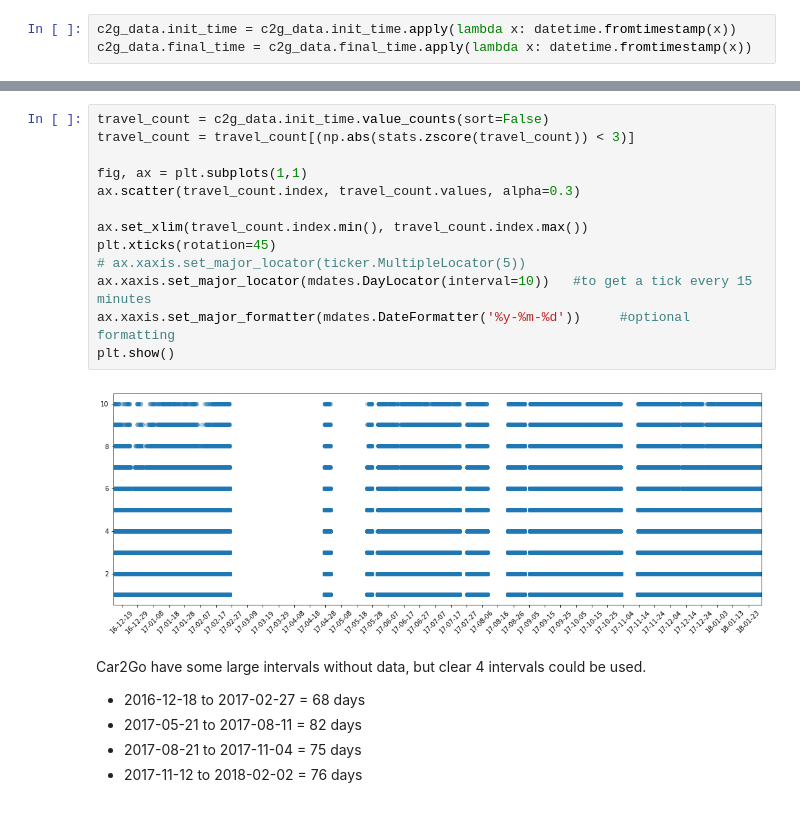
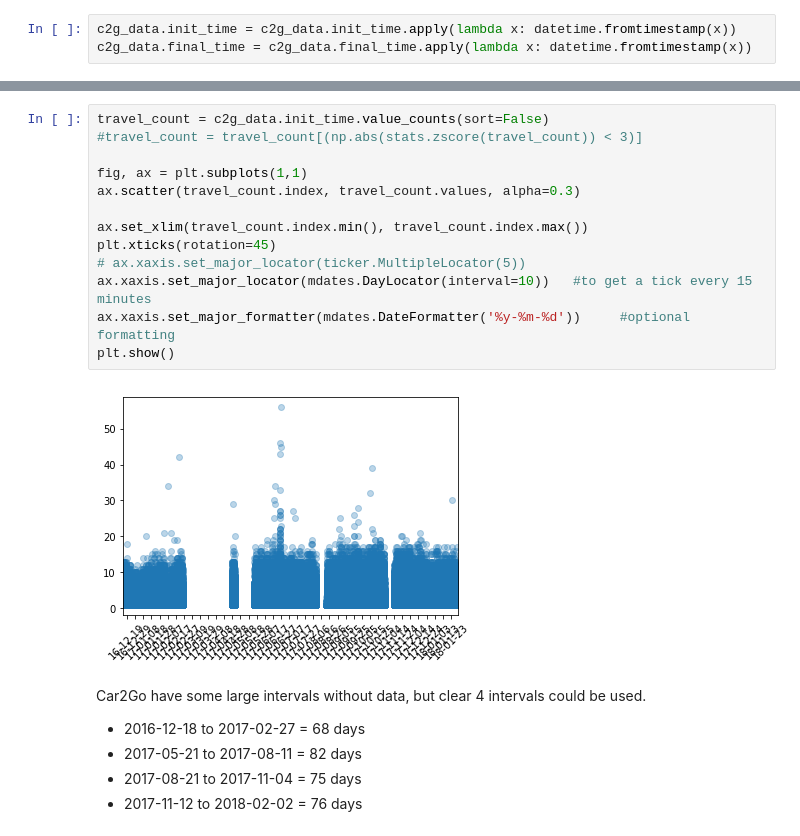
Before and after one commit to netlabufjf/timeseries-forecast, a Jupyter notebook: findBestTimeInterval.ipynb, the cells around one changed output, grey strips where cells are left out. Saved outputs shown, nothing was run; the diff lists cells and outputs as text.

```diff
--- a/findBestTimeInterval.ipynb
+++ b/findBestTimeInterval.ipynb
@@ -139,18 +155,18 @@ c2g_data.head()
 # %%
 travel_count = c2g_data.init_time.value_counts(sort=False)
-travel_count = travel_count[(np.abs(stats.zscore(travel_count)) < 3)]
+#travel_count = travel_count[(np.abs(stats.zscore(travel_count)) < 3)]
 
 fig, ax = plt.subplots(1,1)
 ax.scatter(travel_count.index, travel_count.values, alpha=0.3)
 
 ax.set_xlim(travel_count.index.min(), travel_count.index.max())
 plt.xticks(rotation=45)
 # ax.xaxis.set_major_locator(ticker.MultipleLocator(5))
 ax.xaxis.set_major_locator(mdates.DayLocator(interval=10))   #to get a tick every 15 minutes
 ax.xaxis.set_major_formatter(mdates.DateFormatter('%y-%m-%d'))     #optional formatting
 plt.show()
 # %% [output]
-[figure, old version]
+[figure, new version]
 # %% [markdown]
 Car2Go have some large intervals without data, but clear 4 intervals could be used.
 * 2016-12-18 to 2017-02-27 = 68 days
```
Also changed, not shown: parts of 12 cells of this notebook.
